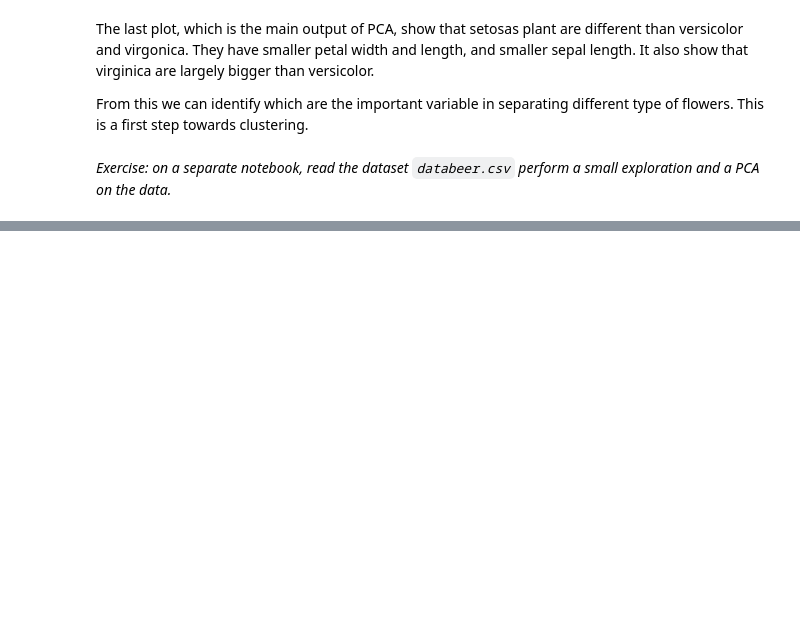
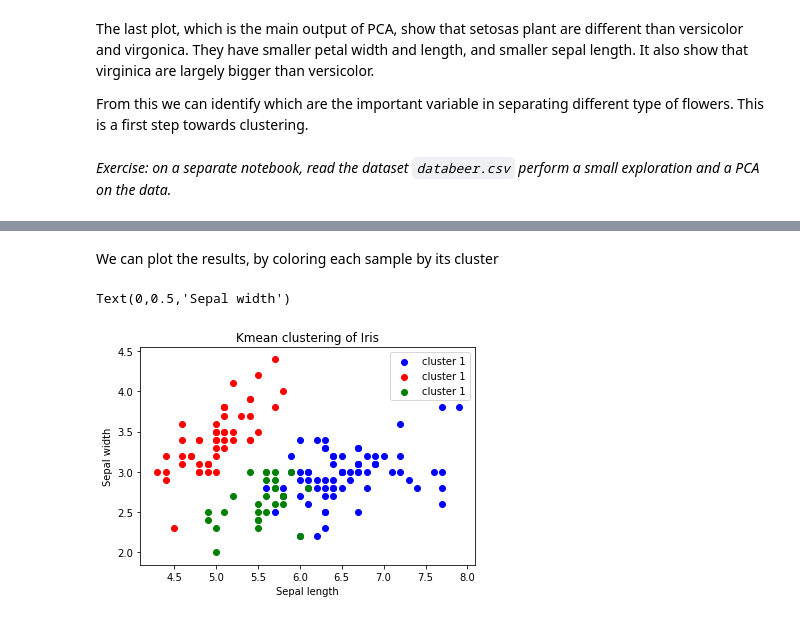
Before and after one commit to elzaguillot/dafe, a Jupyter notebook: Tuesday/Multivariate.ipynb, the cells around one changed output, grey strips where cells are left out. Drawn from its saved outputs; the diff is of its cells as text; code cells hidden in the pictures; blank space fills up the shorter version.

```diff
--- a/Tuesday/Multivariate.ipynb
+++ b/Tuesday/Multivariate.ipynb
@@ -319,0 +319,3 @@ data.feature_names
+# %%
+mycluster = cluster.AgglomerativeClustering(n_clusters=3, affinity='euclidean', linkage='complete')
+mycluster.fit_predict(df)
@@ -319,0 +342,17 @@ data.feature_names
+# %% [markdown]
+We can plot the results, by coloring each sample by its cluster
+# %%
+clust1=np.where(mycluster.labels_==0) ## the rows of all individuals that belong to cluster 1
+clust2=np.where(mycluster.labels_==1) ## the rows of all individuals that belong to cluster 2
+clust3=np.where(mycluster.labels_==2) ## the rows of all individuals that belong to cluster 3
+# %%
+plt.scatter(df.sepal_length.iloc[clust1],df.sepal_width.iloc[clust1],label="cluster 1",c="b")
+plt.scatter(df.sepal_length.iloc[clust2],df.sepal_width.iloc[clust2],label="cluster 1",c="r")
+plt.scatter(df.sepal_length.iloc[clust3],df.sepal_width.iloc[clust3],label="cluster 1",c="g")
+plt.legend()
+plt.title("Kmean clustering of Iris")
+plt.xlabel("Sepal length")
+plt.ylabel("Sepal width")
+# %% [output]
+Text(0,0.5,'Sepal width')
+[figure, added]
```
Also changed, not shown: parts of 36 cells of this notebook.
